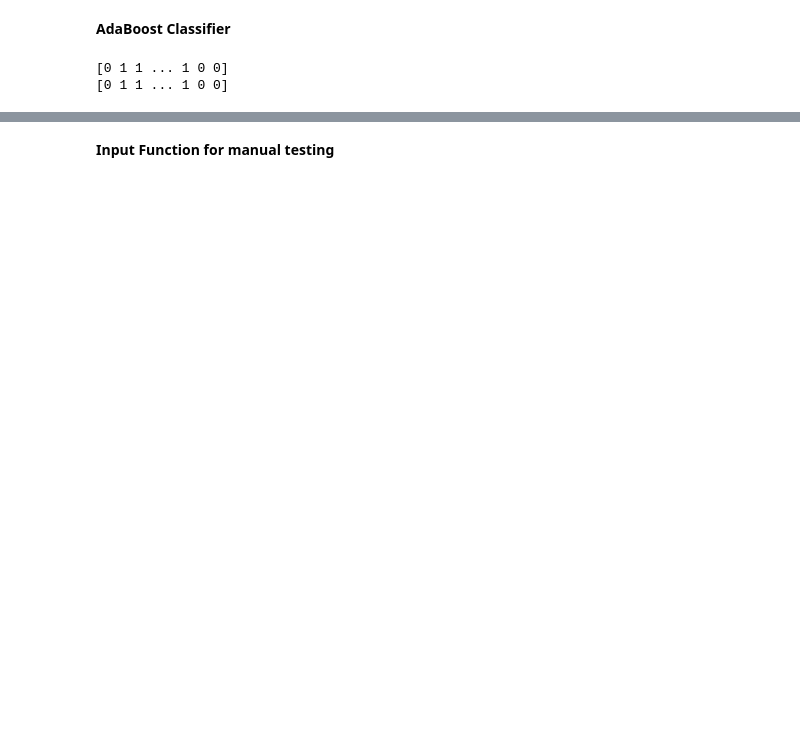
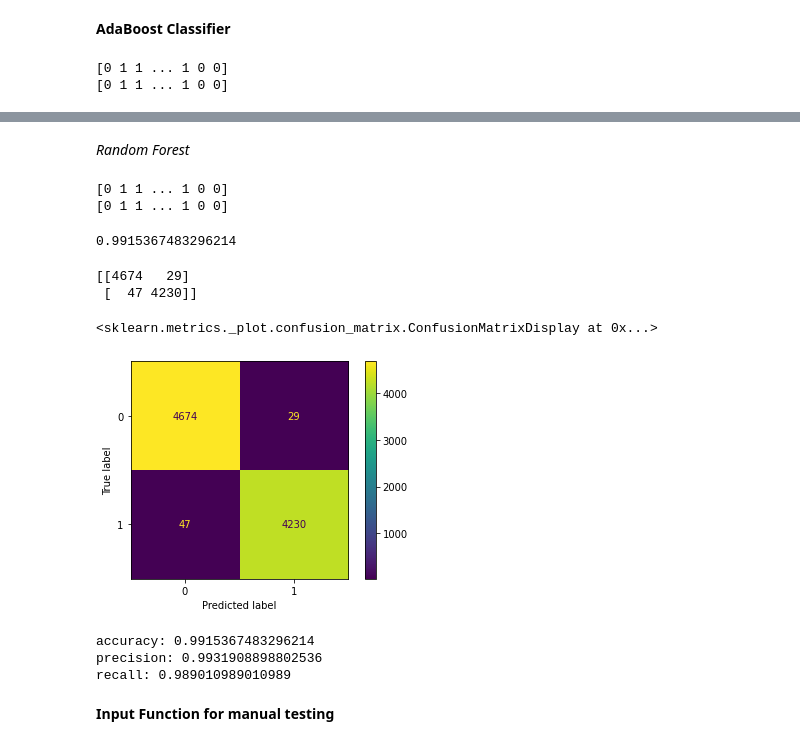
Before and after one commit to FAITHResearchProject/Fake-News-Detection, a Jupyter notebook: main.ipynb, the cells around one changed output, grey strips where cells are left out. Cells and saved outputs as stored; diff of their text form; code cells hidden in the pictures; blank space fills up the shorter version.

Commit message:
random forest

```diff
--- a/main.ipynb
+++ b/main.ipynb
@@ -317,4 +310,48 @@ precision: 0.9955607476635514
 recall: 0.9962590600888473
+# %% [markdown]
+*Random Forest*
+# %%
+RF = RandomForestClassifier()
+RF.fit(X_train, y_train)
+RFpred = RF.predict(X_test)
+# %%
+print(RFpred)
+print(y_test)
+# %% [output]
+[0 1 1 ... 1 0 0]
+[0 1 1 ... 1 0 0]
+# %%
+RFscore = RF.score(X_test, y_test)
+print(RFscore)
+# %% [output]
+0.9915367483296214
+# %%
+RF_r_score = metrics.confusion_matrix(y_test, RFpred)
+print(RF_r_score)
+plot_confusion_matrix(RF, X_test, y_test)
+# %% [output]
+[[4674   29]
+ [  47 4230]]
+<sklearn.metrics._plot.confusion_matrix.ConfusionMatrixDisplay at 0x...>
+[figure, added]
+# %%
+RF_r_score = np.flip(RF_r_score)
+
+#accuracy
+RF_acc = (RF_r_score[0][0] + RF_r_score[-1][-1]) / np.sum(RF_r_score)
+print('accuracy: '+ str(float(RF_acc)))
+
+#precission
+RF_precision = sklearn.metrics.precision_score(y_test, RFpred)
+print('precision: '+ str(float(RF_precision)))
+
+#recall
+RF_recall = sklearn.metrics.recall_score(y_test, RFpred)
+print('recall: '+ str(float(RF_recall)))
+# %% [output]
+accuracy: 0.9915367483296214
+precision: 0.9931908898802536
+recall: 0.989010989010989
 # %% [markdown]
 **Input Function for manual testing**
 # %%
```
Also changed, not shown: parts of 13 cells of this notebook.
